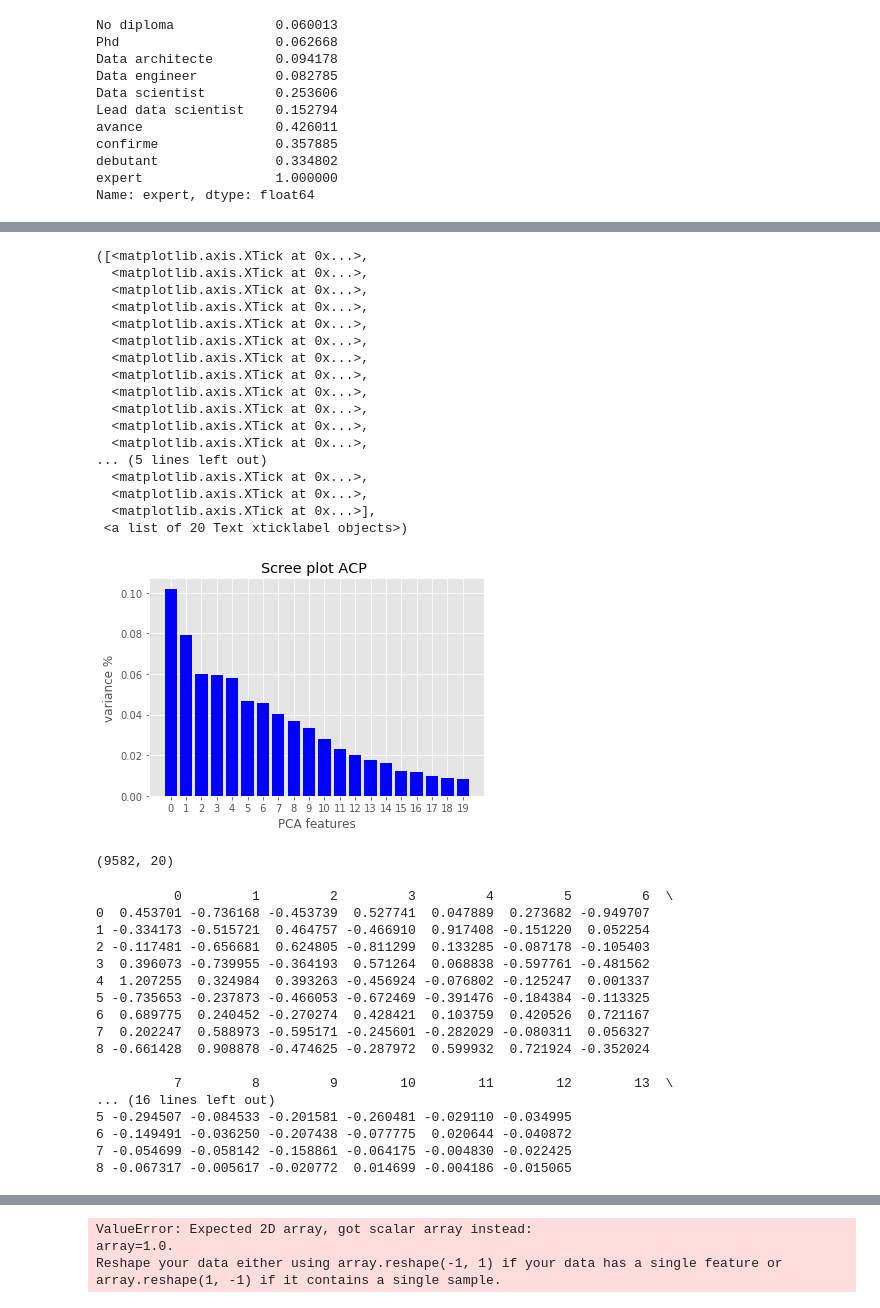
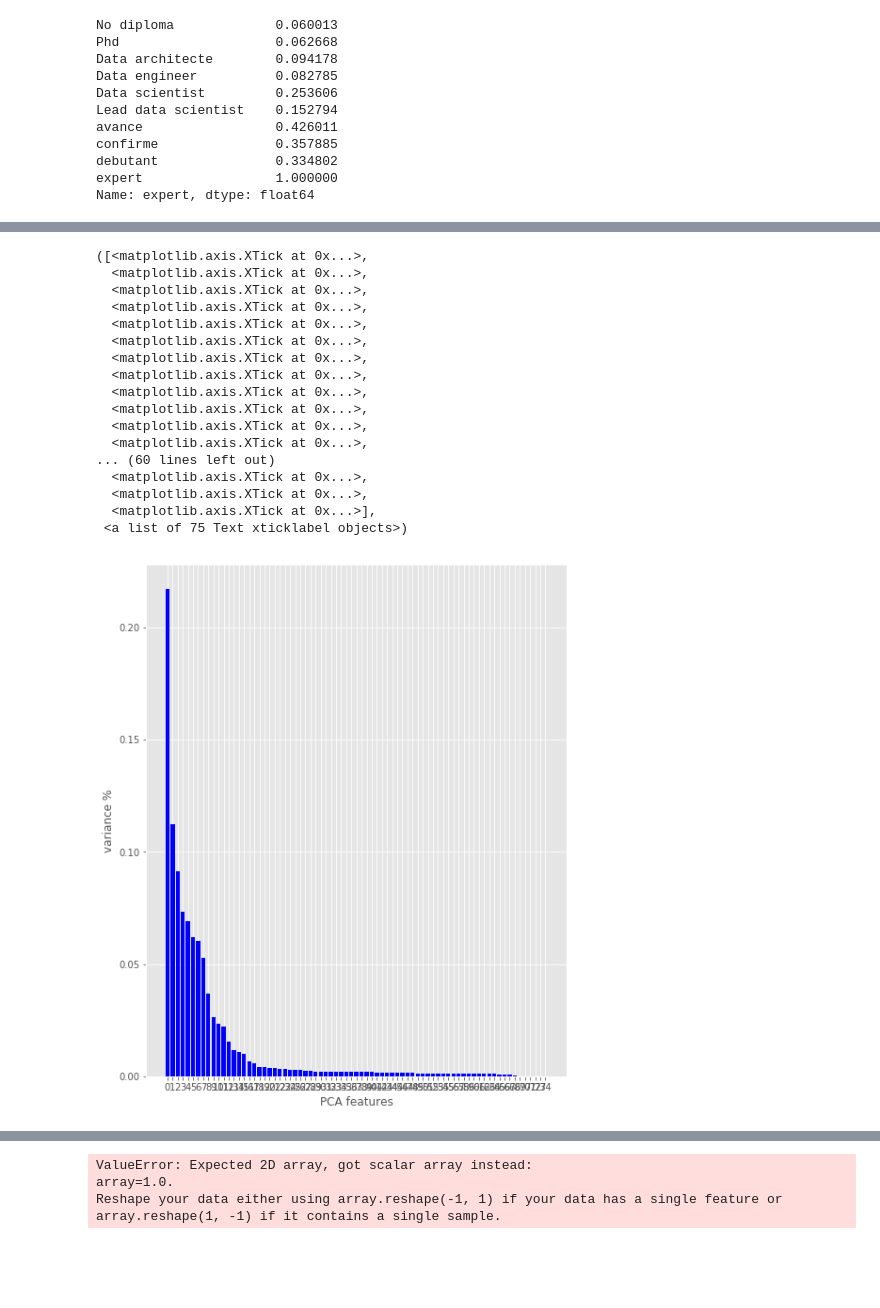
Before and after one commit to emathian/Clustering_Classification_JN, a Jupyter notebook: Test_Technique_ML_AK.ipynb, the cells around one changed output, grey strips where cells are left out. Cells and saved outputs as stored; diff of their text form; code cells hidden in the pictures; blank space fills up the shorter version.

```diff
--- a/Test_Technique_ML_AK.ipynb
+++ b/Test_Technique_ML_AK.ipynb
@@ -575,0 +558,5 @@ principalComponents = pca.fit_transform(df_merge)
+# %%
+imp_coef = coef.sort_values()
+matplotlib.rcParams['figure.figsize'] = (9.0, 13.0)
+imp_coef.plot(kind = "barh")
+plt.title("Feature importance using Lasso Model")
@@ -575,0 +566,5 @@ principalComponents = pca.fit_transform(df_merge)
+# %%
+#classe pour l'ACP
+from sklearn.decomposition import PCA
+#instanciation
+acp = PCA(svd_solver='full')
@@ -575,0 +576,5 @@ principalComponents = pca.fit_transform(df_merge)
+# %%
+#calculs
+coord = acp.fit_transform(df_merge)
+#nombre de composantes calculées
+print(acp.n_components_)
@@ -576,26 +729,25 @@ principalComponents = pca.fit_transform(df_merge)
 # %%
-# Plot the explained variances
-features = range(pca.n_components_)
-plt.bar(features, pca.explained_variance_ratio_, color='blue')
+features = range(acp.n_components_)
+plt.bar(features, acp.explained_variance_ratio_, color='blue')
 plt.xlabel('PCA features')
 plt.ylabel('variance %')
 plt.xticks(features)
 # %% [output]
 ([<matplotlib.axis.XTick at 0x...>,
   <matplotlib.axis.XTick at 0x...>,
   <matplotlib.axis.XTick at 0x...>,
   <matplotlib.axis.XTick at 0x...>,
   <matplotlib.axis.XTick at 0x...>,
   <matplotlib.axis.XTick at 0x...>,
   <matplotlib.axis.XTick at 0x...>,
   <matplotlib.axis.XTick at 0x...>,
   <matplotlib.axis.XTick at 0x...>,
   <matplotlib.axis.XTick at 0x...>,
   <matplotlib.axis.XTick at 0x...>,
   <matplotlib.axis.XTick at 0x...>,
-... (5 lines left out)
+... (60 lines left out)
   <matplotlib.axis.XTick at 0x...>,
   <matplotlib.axis.XTick at 0x...>,
   <matplotlib.axis.XTick at 0x...>],
- <a list of 20 Text xticklabel objects>)
+ <a list of 75 Text xticklabel objects>)
-[figure, old version]
+[figure, new version]
@@ -605,26 +753,0 @@ PCA_components = pd.DataFrame(principalComponents)
-# %%
-# dimension
-PCA_components.shape
-# %% [output]
-(9582, 20)
-# %%
-#imprime les 10 premiers composantes
-print(PCA_components.iloc[: 9])
-# %% [output]
-          0         1         2         3         4         5         6  \
-0  0.453701 -0.736168 -0.453739  0.527741  0.047889  0.273682 -0.949707
-1 -0.334173 -0.515721  0.464757 -0.466910  0.917408 -0.151220  0.052254
-2 -0.117481 -0.656681  0.624805 -0.811299  0.133285 -0.087178 -0.105403
-3  0.396073 -0.739955 -0.364193  0.571264  0.068838 -0.597761 -0.481562
-4  1.207255  0.324984  0.393263 -0.456924 -0.076802 -0.125247  0.001337
-5 -0.735653 -0.237873 -0.466053 -0.672469 -0.391476 -0.184384 -0.113325
-6  0.689775  0.240452 -0.270274  0.428421  0.103759  0.420526  0.721167
-7  0.202247  0.588973 -0.595171 -0.245601 -0.282029 -0.080311  0.056327
-8 -0.661428  0.908878 -0.474625 -0.287972  0.599932  0.721924 -0.352024
-
-          7         8         9        10        11        12        13  \
-... (16 lines left out)
-5 -0.294507 -0.084533 -0.201581 -0.260481 -0.029110 -0.034995
-6 -0.149491 -0.036250 -0.207438 -0.077775  0.020644 -0.040872
-7 -0.054699 -0.058142 -0.158861 -0.064175 -0.004830 -0.022425
-8 -0.067317 -0.005617 -0.020772  0.014699 -0.004186 -0.015065
```
Also changed, not shown: parts of 36 cells of this notebook.
